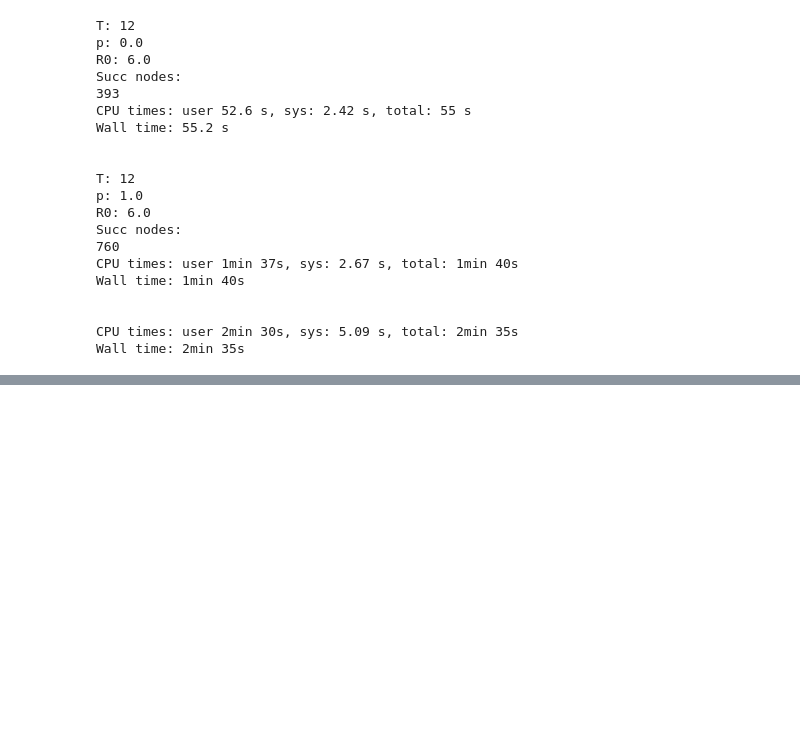
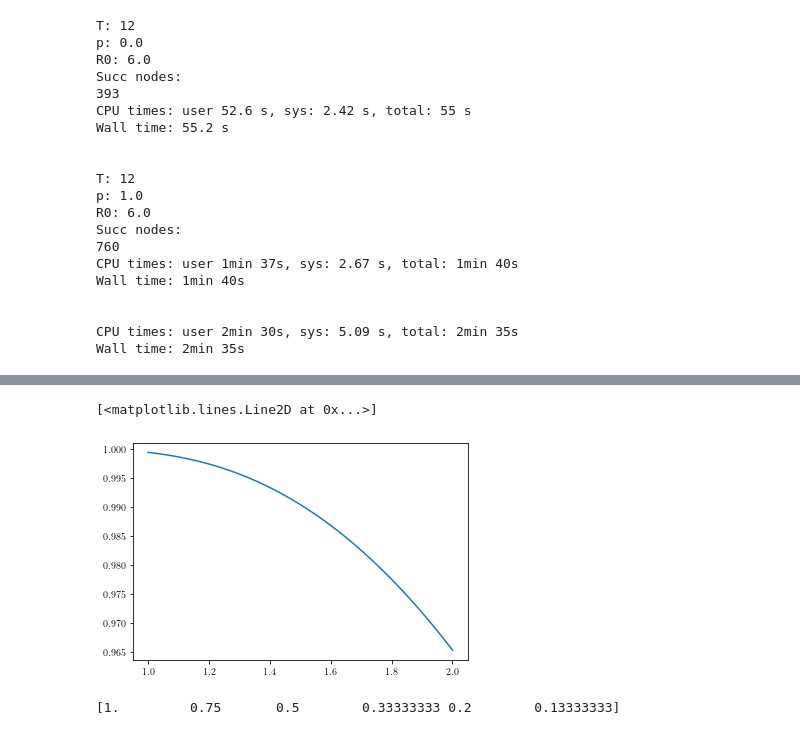
Before and after one commit to betoto008/epidemics_testing, a Jupyter notebook: notebooks/1_Stochastic_Network.ipynb, the cells around one changed output, grey strips where cells are left out. Cells and saved outputs as stored; diff of their text form; code cells hidden in the pictures; blank space fills up the shorter version.

```diff
--- a/notebooks/1_Stochastic_Network.ipynb
+++ b/notebooks/1_Stochastic_Network.ipynb
@@ -237,0 +328,15 @@ fig.savefig('../figures/Stochastic/Networks/barabasi-albert/Degree_distribution.
+# %%
+R0 = np.linspace(.8, 2, 50)
+p_epi = np.array([(np.sum((r/(r+k**2))*p_k) - T_c)**beta_perc for r in R0])
+# %%
+plt.plot(R0, (1-25*p_epi))
+#plt.xscale('log')
+#plt.yscale('log')
+# %% [output]
+[<matplotlib.lines.Line2D at 0x...>]
+[figure, added]
+# %%
+R0s_p0 = np.array([6.0, 4.5, 3.0, 2.0, 1.2, 0.8])
+print(R0s_p0*gamma)
+# %% [output]
+[1.         0.75       0.5        0.33333333 0.2        0.13333333]
```
Also changed, not shown: parts of 6 cells of this notebook, 30 other files.
